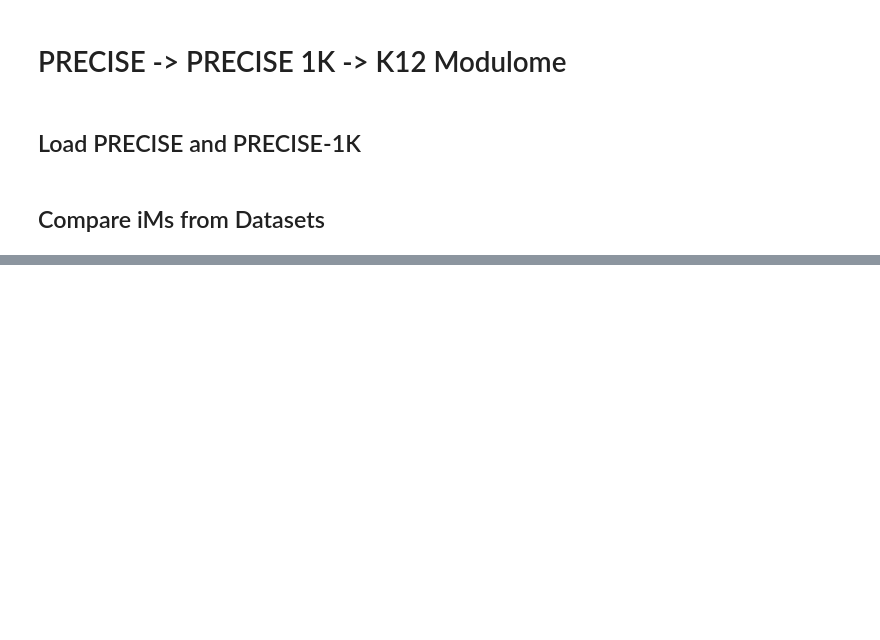
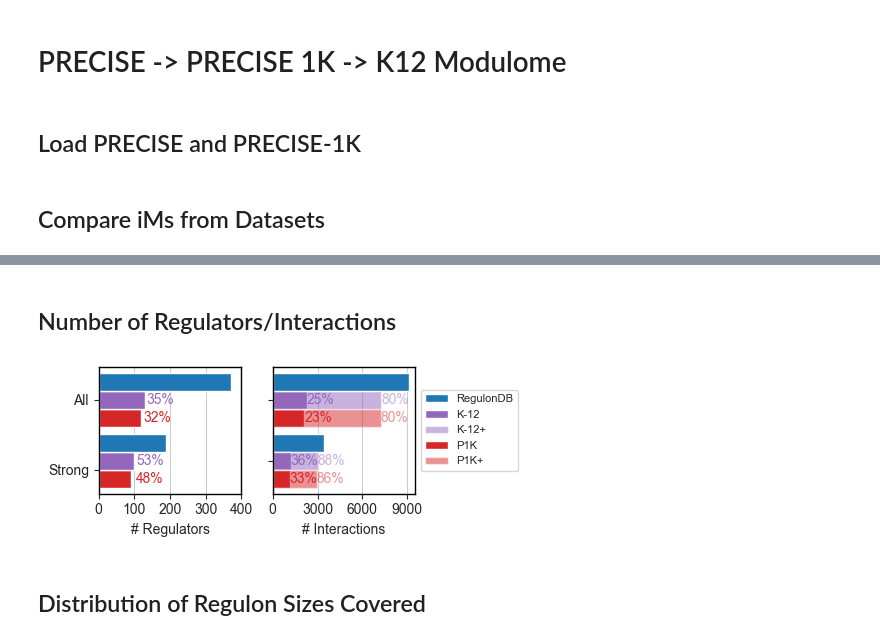
Before and after one commit to SBRG/precise1k, a Jupyter notebook: notebooks/k12_modulome/6__summarize_imodulons.ipynb, the cells around one changed output, grey strips where cells are left out. Cells and saved outputs as stored; diff of their text form; code cells hidden in the pictures; blank space fills up the shorter version.

```diff
--- a/notebooks/k12_modulome/6__summarize_imodulons.ipynb
+++ b/notebooks/k12_modulome/6__summarize_imodulons.ipynb
@@ -134,7 +144,7 @@ sns.set_style('ticks')
 sorted_imod_table = func_im_table.sort_values(by='exp_var', ascending=False)
 imod_cat_counts = Counter(func_im_table['functional_category'])
 sorted_cats, sorted_counts = zip(*sorted(list(imod_cat_counts.items()), key=lambda tup: tup[1], reverse=True))
-color_dict = dict(zip(sorted_cats, [pylab.get_cmap('tab20')(1.*i/(len(sorted_cats))) for i in range(0,len(sorted_cats))]))
+color_dict = dict(zip(sorted_cats, func_cols))
 
 _, ax = plt.subplots(figsize=(2, 4))
 n_top = 15
@@ -428,0 +438,71 @@ for pie_dict, lab in zip([p1_pie, p1k_pie, k12_pie], ['p1', 'p1k', 'k12']):
+# %% [markdown]
+## Number of Regulators/Interactions
+# %%
+sns.set_style('ticks')
+fig, (ax_tfs, ax_ris) = plt.subplots(1, 2, figsize=(5, 2))
+
+ax_tfs.barh(0.125, 91, height=0.25, color='tab:red')
+ax_tfs.barh(0.375, n_strong_in_im, height=0.25, color='tab:purple')
+ax_tfs.barh(0.625, n_strong_total, height=0.25, color='tab:blue')
+ax_tfs.text(n_strong_in_im + 5, 0.125, f'{91/190*100:.0f}%', va='center', ha='left', color='tab:red')
+ax_tfs.text(n_strong_in_im + 5, 0.375, f'{n_strong_in_im/n_strong_total*100:.0f}%', va='center', ha='left', color='tab:purple')
+ax_tfs.barh(0.975, 120, height=0.25, color='tab:red')
+ax_tfs.barh(1.225, all_in_im, height=0.25, color='tab:purple')
+ax_tfs.barh(1.475, all_total, height=0.25, color='tab:blue')
+ax_tfs.text(120 + 5, 0.975, f'{120/370*100:.0f}%', va='center', ha='left', color='tab:red')
+ax_tfs.text(all_in_im + 5, 1.225, f'{all_in_im/all_total*100:.0f}%', va='center', ha='left', color='tab:purple')
+
+for s in ax_tfs.spines.values():
+    s.set_linewidth(1)
+    s.set_color('black')
+ax_tfs.set_xlabel('# Regulators')
+ax_tfs.set_yticks([0.25, 1.225])
+ax_tfs.set_yticklabels(['Strong', 'All'])
+ax_tfs.set_xticks(np.arange(0, 500, 100))
+ax_tfs.xaxis.grid(True)
+
+ax_ris.barh(0.625, n_strong_interact, height=0.25, color='tab:blue', label='RegulonDB')
+ax_ris.barh(0.375, n_strong_interact_in_im, height=0.25, color='tab:purple', label='K-12')
+ax_ris.text(n_strong_interact_in_im + 1, 0.375, f'{n_strong_interact_in_im/n_strong_interact*100:.0f}%',
+            ha='left', va='center', color='tab:purple')
+ax_ris.barh(0.375, n_strong_interact_w_reg_in_im, height=0.25, color='tab:purple', alpha=0.5, label='K-12+')
+ax_ris.text(n_strong_interact_w_reg_in_im + 1, 0.375, f'{n_strong_interact_w_reg_in_im/n_strong_interact*100:.0f}%',
+            ha='left', va='center', color='tab:purple', alpha=0.5)
+ax_ris.barh(0.125, 1130, height=0.25, color='tab:red', label='P1K')
+ax_ris.text(1130 + 1, 0.125, f'{1130/n_strong_interact*100:.0f}%',
+            ha='left', va='center', color='tab:red')
+ax_ris.barh(0.125, 2948, height=0.25, color='tab:red', label='P1K+', alpha=0.5)
+ax_ris.text(2948 + 1, 0.125, f'{2948/n_strong_interact*100:.0f}%',
+            ha='left', va='center', color='tab:red', alpha=0.5)
+ax_ris.barh(0.975, 2100, height=0.25, color='tab:red')
+ax_ris.text(2100 + 1, 0.975, f'{2100/all_interact_total*100:.0f}%',
+            ha='left', va='center', color='tab:red')
+ax_ris.barh(0.975, 7230, height=0.25, color='tab:red', alpha=0.5)
+ax_ris.text(7230 + 1, 0.975, f'{7230/all_interact_total*100:.0f}%',
+            ha='left', va='center', color='tab:red', alpha=0.5)
+ax_ris.barh(1.225, all_interact_in_im, height=0.25, color='tab:purple')
+ax_ris.text(all_interact_in_im + 1, 1.225, f'{all_interact_in_im/all_interact_total*100:.0f}%',
+            ha='left', va='center', color='tab:purple')
+ax_ris.barh(1.225, n_interact_w_reg_in_im, height=0.25, color='tab:purple', alpha=0.5)
+ax_ris.text(n_interact_w_reg_in_im + 1, 1.225, f'{n_interact_w_reg_in_im/all_interact_total*100:.0f}%',
+            ha='left', va='center', color='tab:purple', alpha=0.5)
+ax_ris.barh(1.475, all_interact_total, height=0.25, color='tab:blue')
+
+for s in ax_ris.spines.values():
+    s.set_linewidth(1)
+    s.set_color('black')
+
+ax_ris.set_xlabel('# Interactions')
+ax_ris.legend(bbox_to_anchor=(1, 0.5), loc='center left', fontsize=8)
+ax_ris.set_yticks([0.375, 1.225])
+ax_ris.set_yticklabels([])
+ax_ris.set_xticks(np.arange(0, 12000, 3000))
+ax_ris.xaxis.grid(True)
+
+plt.tight_layout()
+plt.savefig(os.path.join(FIG_PATH, 'regulatory_coverage_bars.svg'), dpi=400, bbox_inches='tight')
+plt.savefig(os.path.join(FIG_PATH, 'regulatory_coverage_bars.png'), dpi=400, bbox_inches='tight')
+# %% [output]
+[figure, added]
+# %% [markdown]
+## Distribution of Regulon Sizes Covered
```
Also changed, not shown: parts of 20 cells of this notebook, 41 other files.
